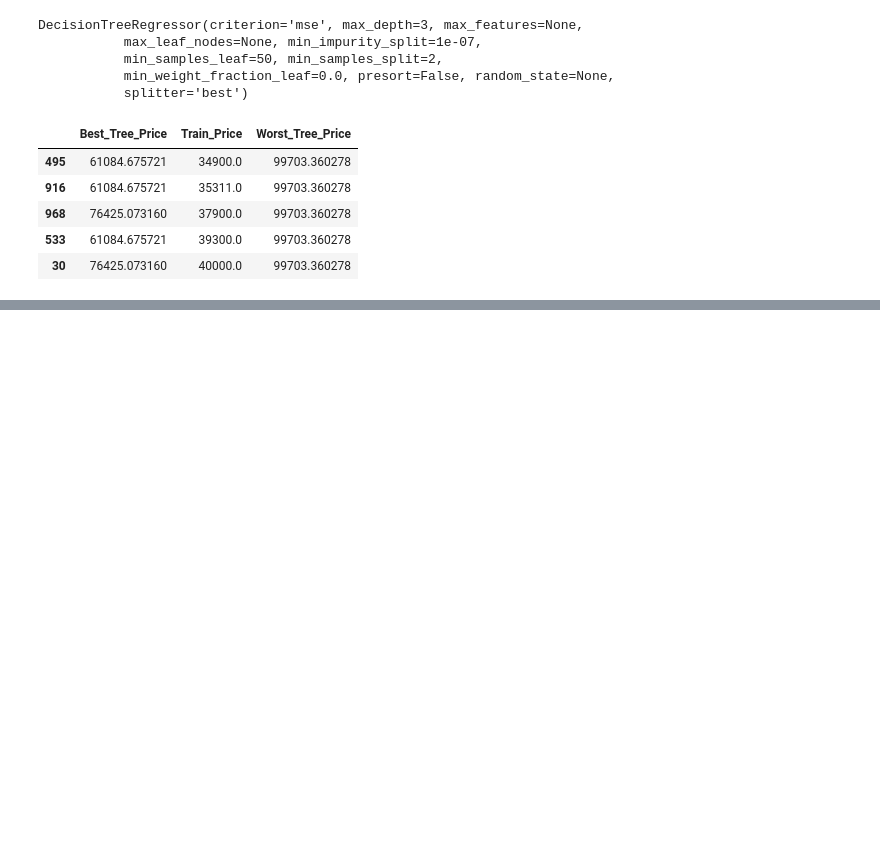
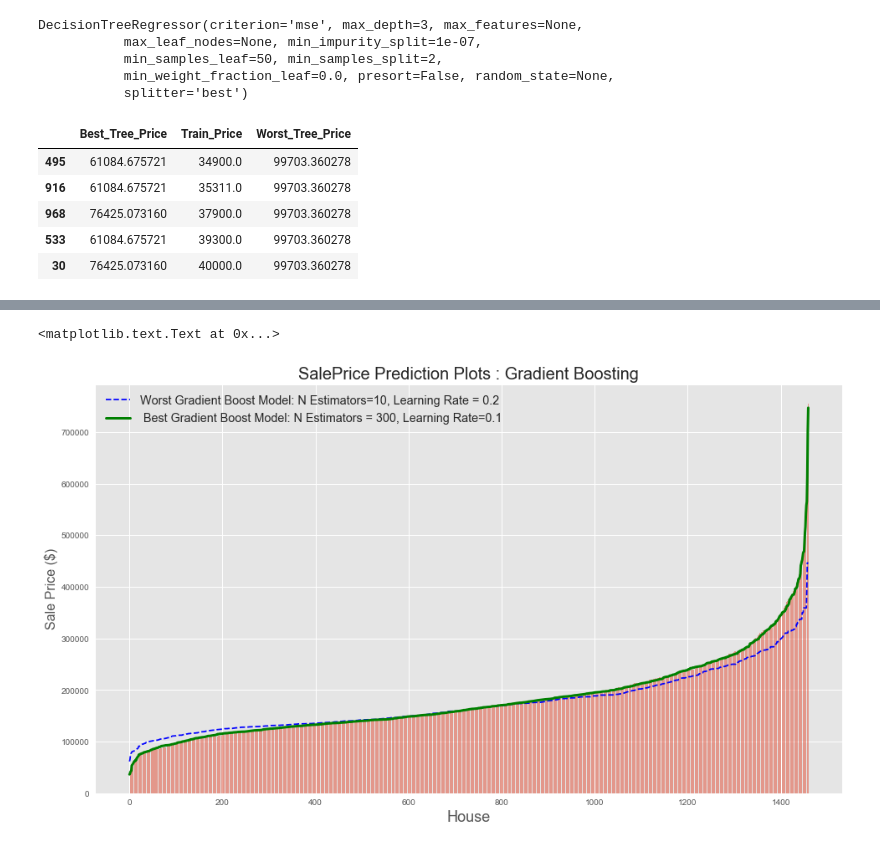
Before and after one commit to chun9men9/WIC_MLProject, a Jupyter notebook: chungmeng/Trees_Forest_GBoost.ipynb, the cells around one changed output, grey strips where cells are left out. Cells and saved outputs as stored; diff of their text form; code cells hidden in the pictures; blank space fills up the shorter version.

```diff
--- a/chungmeng/Trees_Forest_GBoost.ipynb
+++ b/chungmeng/Trees_Forest_GBoost.ipynb
@@ -576,7 +590,7 @@ plt.legend()
 grid_search_gboost = GradientBoostingRegressor()
 grid_para_gboost = [{
     "learning_rate": [0.01,0.05,0.1,0.15,0.2,0.25],
-    "n_estimators": [50, 100, 200, 300, 500]
+    "n_estimators": [50, 100, 200, 300]
     #"max_depth": range(1, 30),
     #"min_samples_leaf": np.linspace(start=2, stop=30, num=15, dtype=int)
     }]
@@ -725,0 +815,17 @@ plt.ylabel('Sale Price ($)', fontsize=16)
+# %%
+
+fontP = FontProperties()
+fontP.set_size('x-large')
+plt.figure(figsize=(16, 9))
+plt.bar(range(0,Y_TRAIN.shape[0]),np.exp(sorted(Y_TRAIN)),alpha=0.5)
+plt.plot(range(0,Y_TRAIN.shape[0]),np.exp(sorted(worst_gboost_model.predict(X_TRAIN))),color='b',
+        linestyle='--', label='Worst Gradient Boost Model: N Estimators=10, Learning Rate = 0.2')
+plt.plot(range(0,Y_TRAIN.shape[0]),np.exp(sorted(best_gboost_model.predict(X_TRAIN))),color='g',
+        linewidth=3, label=' Best Gradient Boost Model: N Estimators = 300, Learning Rate=0.1')
+plt.legend(prop = fontP)
+plt.title('SalePrice Prediction Plots : Gradient Boosting',fontsize=20)
+plt.xlabel('House', fontsize=18)
+plt.ylabel('Sale Price ($)', fontsize=16)
+# %% [output]
+<matplotlib.text.Text at 0x...>
+[figure, added]
```
Also changed, not shown: parts of 25 cells of this notebook, 1 other file.
